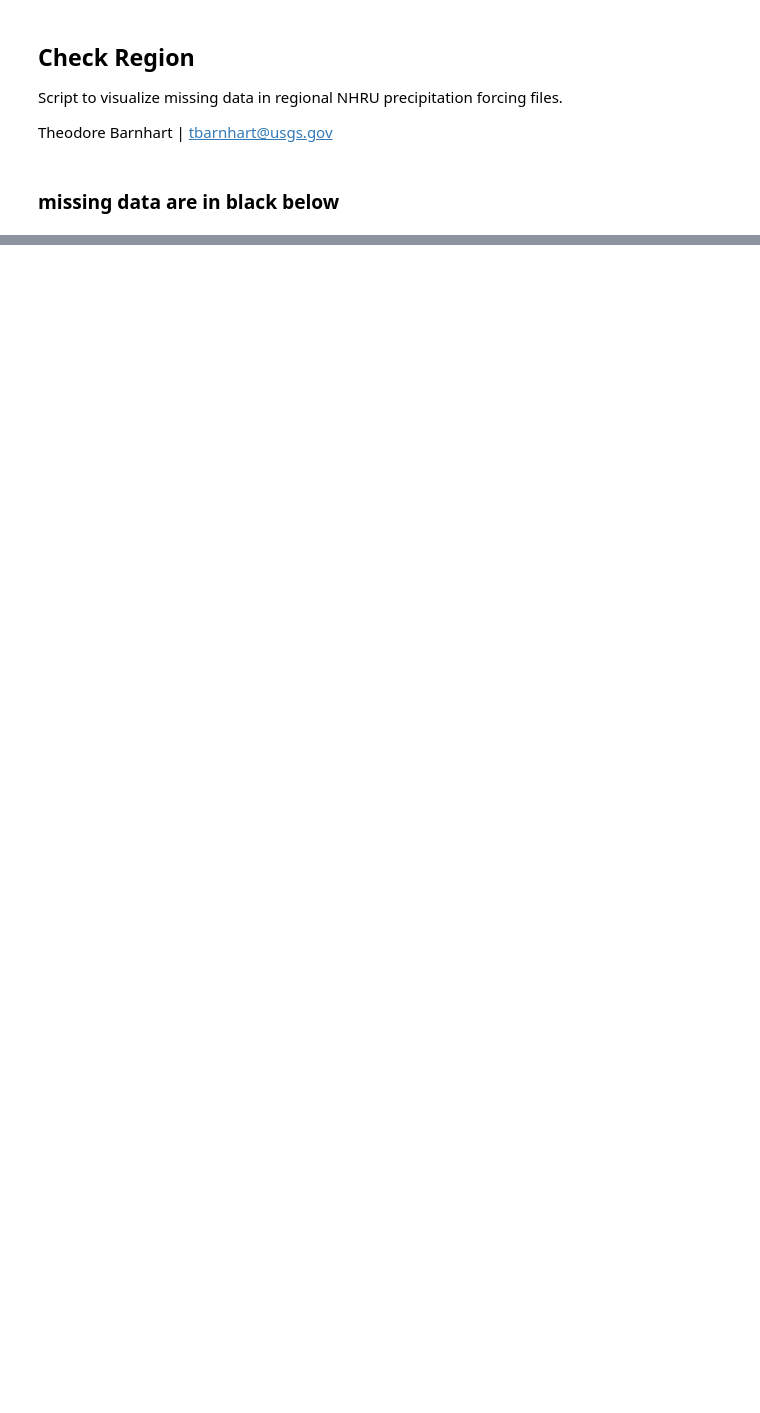
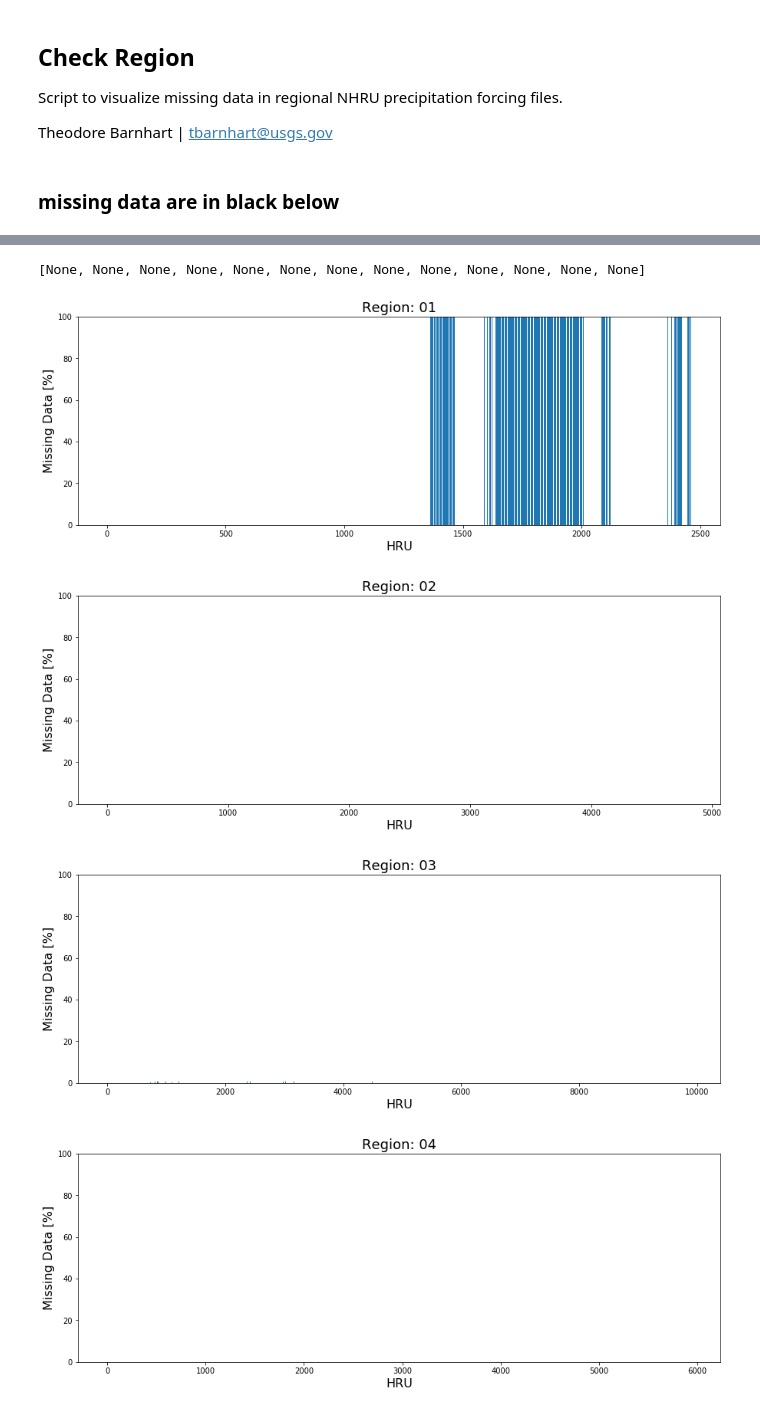
Before and after one commit to theobarnhart-USGS/NHM_precip, a Jupyter notebook: check_region_precip_forcings.ipynb, the cells around one changed output, grey strips where cells are left out. Saved outputs shown, nothing was run; the diff lists cells and outputs as text; code cells hidden in the pictures; blank space fills up the shorter version.

Commit message:
added bar charts of missing data

```diff
--- a/check_region_precip_forcings.ipynb
+++ b/check_region_precip_forcings.ipynb
@@ -56,6 +56,38 @@ def check_forcing(fl):
 
     ax.set_yticklabels(ylabs);
     ax.set_xticklabels(xlabs);
+# %%
+def missing_bars(fl):
+    reg = fl.split('_')[1]
+    dat = pd.read_pickle(fl)
+    n = len(dat)
+    del dat['year']
+    del dat['month']
+    del dat['day']
+    del dat['minute']
+    del dat['hour']
+    del dat['second']
+
+    mat = dat.as_matrix() # convert data to a matrix
+    del dat
+    mat = np.flipud(mat)
+    nas = np.isnan(mat)
+    nas = (np.sum(nas,axis=0)/float(n))*100. # compute percent
+
+    fig = plt.figure(figsize=(15,5))
+    ax = fig.add_subplot(111)
+    plt.sca(ax)
+    plt.bar(np.arange(1,len(nas)+1),nas)
+    plt.ylim(0,100)
+    plt.ylabel('Missing Data [%]', fontsize = 16)
+    plt.xlabel('HRU', fontsize=16)
+    plt.title('Region: %s'%reg, fontsize=18)
+
+    # fix x labels
+    #xticks = ax.get_xticks()
+    #xlabs = xticks+1
+    #xlabs = np.array(xlabs,dtype=int)
+    #ax.set_xticklabels(xlabs);
 # %% [markdown]
 ### missing data are in black below
 # %%
@@ -76,2 +108,10 @@ def check_forcing(fl):
 [figure]
 [figure]
+# %%
+[missing_bars(fl) for fl in files]
+# %% [output]
+[None, None, None, None, None, None, None, None, None, None, None, None, None]
+[figure, added]
+[figure, added]
+[figure, added]
+[figure, added]
```
Also changed, not shown: parts of 2 cells of this notebook.
